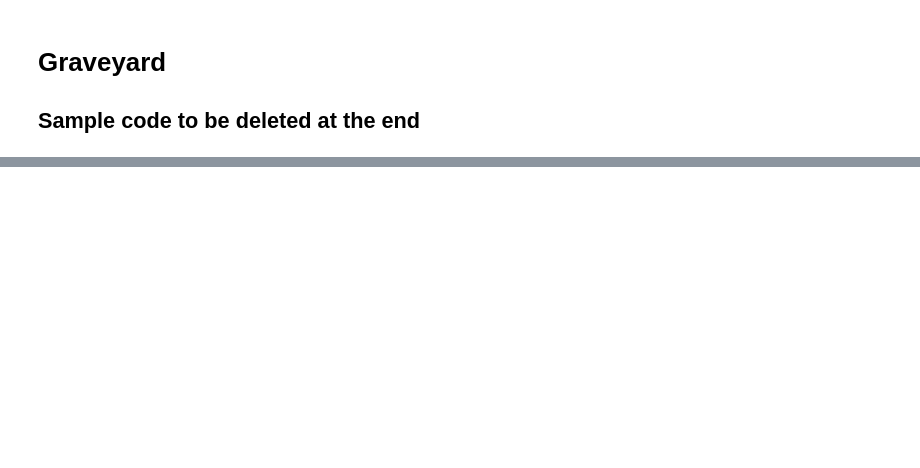
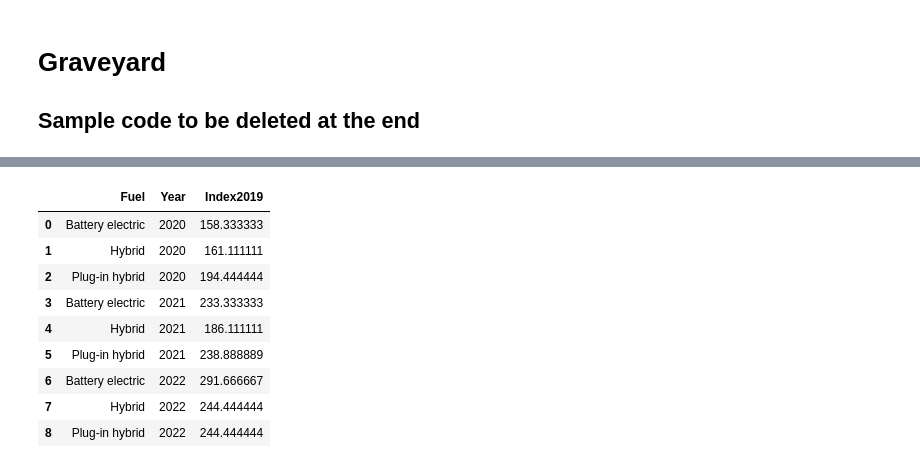
Before and after one commit to ssalazarheredia/vehicle_analysis, a Jupyter notebook: vehicle_analysis.ipynb, the cells around one changed output, grey strips where cells are left out. Saved outputs shown, nothing was run; the diff lists cells and outputs as text; code cells hidden in the pictures; blank space fills up the shorter version.

```diff
--- a/vehicle_analysis.ipynb
+++ b/vehicle_analysis.ipynb
@@ -187,0 +226,16 @@ sns.move_legend(ax, "upper left",title='Fuel Type',fontsize=8, bbox_to_anchor=(1
+# %%
+make_reg_index=make_reg.pivot(index='Fuel',columns='Year',values='CountModels')
+make_reg_index=make_reg_index[['2020','2021','2022']].divide(make_reg_index['2019'],axis=0).multiply(100).reset_index()
+make_reg_index=make_reg_index.melt(id_vars=['Fuel'],var_name='Year',value_name='Index2019')
+make_reg_index
+# %% [output]
+|  | Fuel | Year | Index2019 |
+| 0 | Battery electric | 2020 | 158.333333 |
+| 1 | Hybrid | 2020 | 161.111111 |
+| 2 | Plug-in hybrid | 2020 | 194.444444 |
+| 3 | Battery electric | 2021 | 233.333333 |
+| 4 | Hybrid | 2021 | 186.111111 |
+| 5 | Plug-in hybrid | 2021 | 238.888889 |
+| 6 | Battery electric | 2022 | 291.666667 |
+| 7 | Hybrid | 2022 | 244.444444 |
+| 8 | Plug-in hybrid | 2022 | 244.444444 |
```
Also changed, not shown: parts of 7 cells of this notebook.
